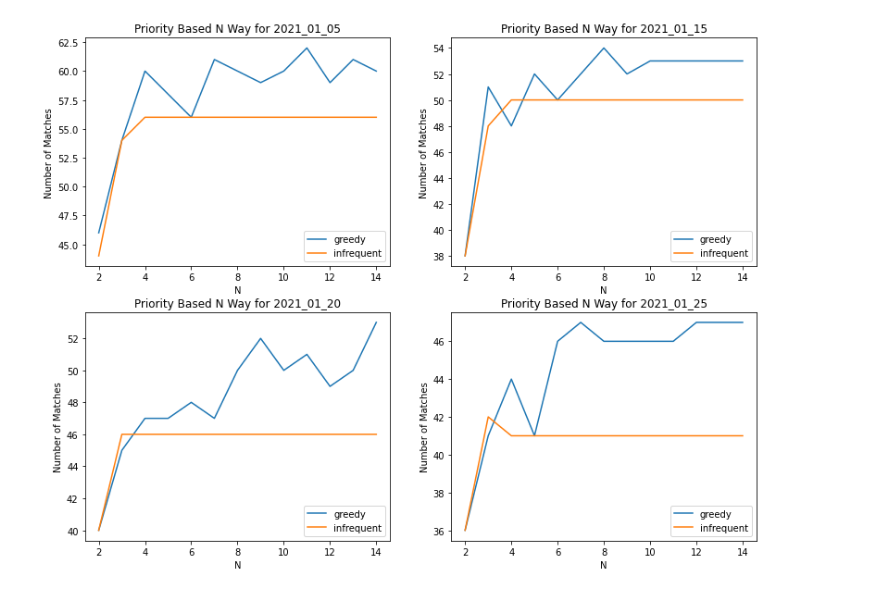
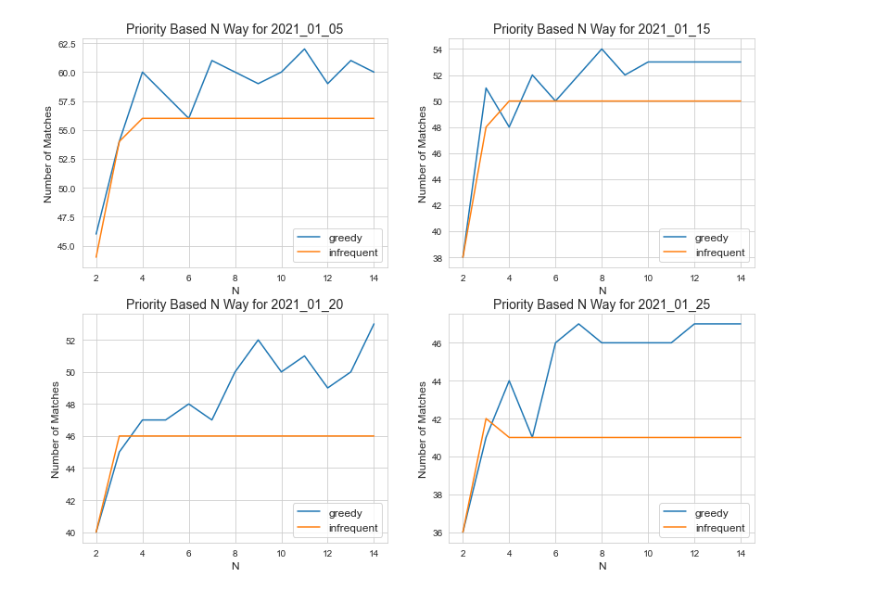
Before and after one commit to Mingtaros/Kidney-Exchange-Match-Mapping-System, a Jupyter notebook: backend/kidneyexchange/backend/exchange_src/Experiment.ipynb, the cells around one changed output. Saved outputs shown, nothing was run; the diff lists cells and outputs as text; code cells hidden in the pictures.

```diff
--- a/backend/kidneyexchange/backend/exchange_src/Experiment.ipynb
+++ b/backend/kidneyexchange/backend/exchange_src/Experiment.ipynb
@@ -12,6 +12,9 @@ from algorithm.priority_based_n_way import PriorityBasedNWay
 import matplotlib.pyplot as plt
 import seaborn as sns
 %matplotlib inline
+sns.set_style("whitegrid")
+
+import time
 # %%
 edmond_matches = []
 first_accept_matches3 = []
@@ -262,0 +462,32 @@ plt.legend([
+# %%
+# First Accept - Maximum vs Exact
+
+fa = {}
+
+for d in ["2021_01_05", "2021_01_15", "2021_01_20", "2021_01_25"]:
+    data = read_data_db(d)
+    grph = DirectedGraph(data)
+    fa[d] = {}
+    for n in range(2, 15):
+        fa[d][n] = {}
+        for g in ['maximum', 'exact']:
+            firstaccept = FirstAcceptNWay(n, g)
+            firstaccept.finalize_exchange(grph)
+
+            fa[d][n][g] = firstaccept.get_num_of_matched_pairs()
+# %%
+plt.figure(figsize=(13, 10))
+
+for idx, date in enumerate(fa):
+    plt.subplot(2, 2, idx+1)
+    n = list(fa[date].keys())
+    gr = [a['maximum'] for a in fa[date].values()]
+    iq = [a['exact'] for a in fa[date].values()]
+    plt.title("First Accept N Way for " + date, fontsize=14)
+    plt.xlabel("N", fontsize=12)
+    plt.ylabel("Number of Matches", fontsize=12)
+
+    sns.lineplot(y=gr, x=n)
+    sns.lineplot(y=iq, x=n)
+
+    plt.legend(['maximum', 'exact'], loc=4, fontsize=12)
@@ -299,18 +512,18 @@ pb
 # %%
 plt.figure(figsize=(13, 10))
 
 for idx, date in enumerate(pb):
     plt.subplot(2, 2, idx+1)
     n = list(pb[date].keys())
     gr = [a['greedy'] for a in pb[date].values()]
     iq = [a['infrequent'] for a in pb[date].values()]
-    plt.title("Priority Based N Way for " + date)
-    plt.xlabel("N")
-    plt.ylabel("Number of Matches")
+    plt.title("Priority Based N Way for " + date, fontsize=14)
+    plt.xlabel("N", fontsize=12)
+    plt.ylabel("Number of Matches", fontsize=12)
 
     sns.lineplot(y=gr, x=n)
     sns.lineplot(y=iq, x=n)
 
-    plt.legend(['greedy', 'infrequent'], loc=4)
+    plt.legend(['greedy', 'infrequent'], loc=4, fontsize=12)
 # %% [output]
-[figure, old version]
+[figure, new version]
```
Also changed, not shown: parts of 17 cells of this notebook.
